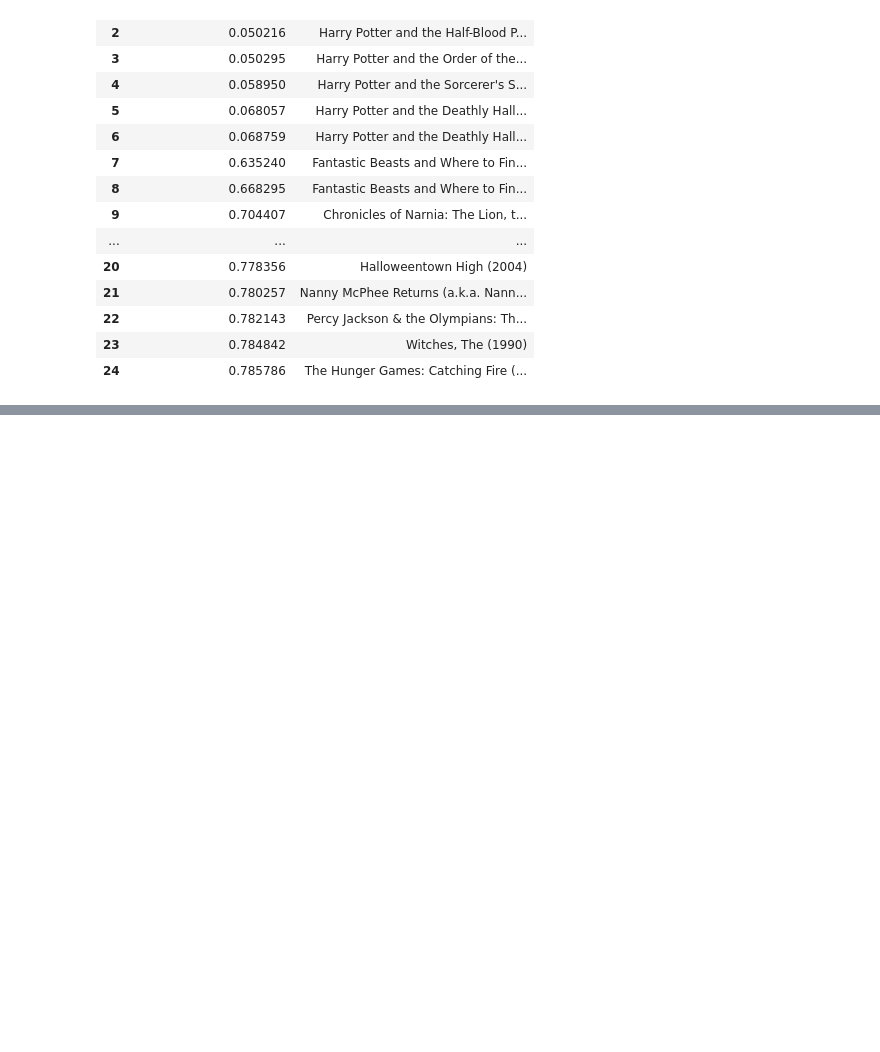
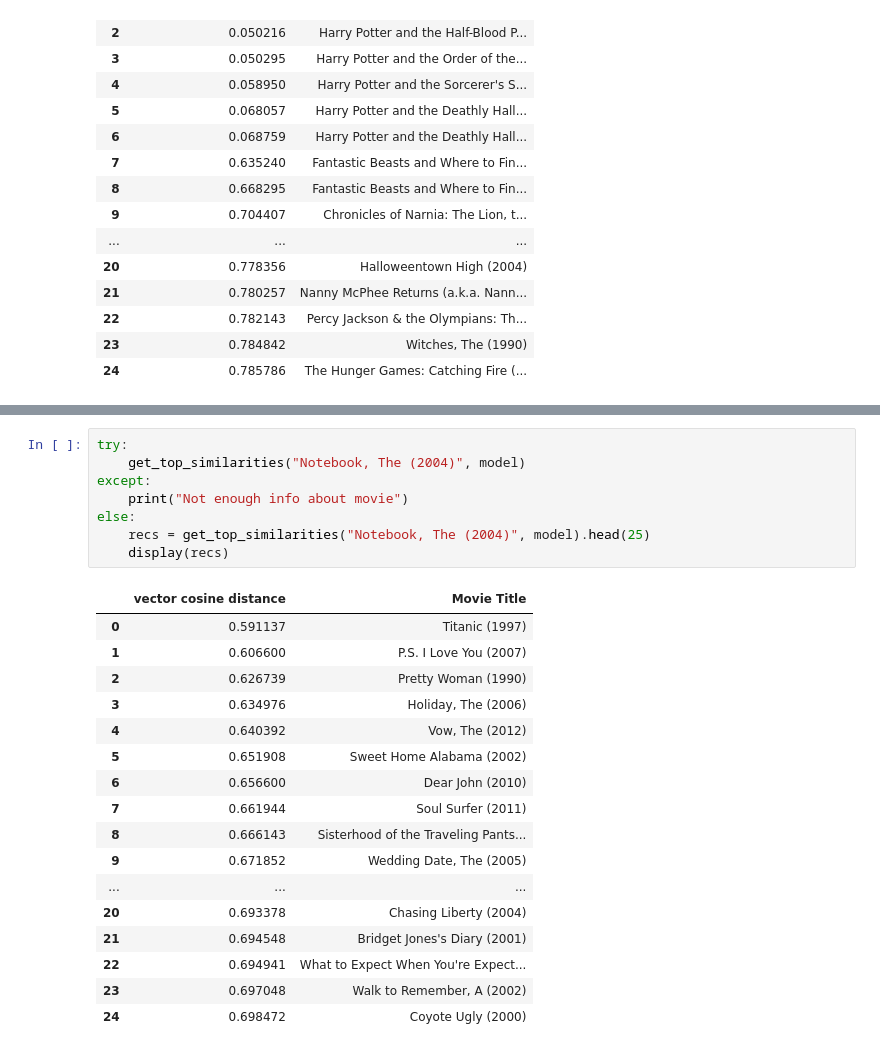
Before and after one commit to Techie5879/moviepp, a Jupyter notebook: predictor.ipynb, the cells around one changed output, grey strips where cells are left out. Saved outputs shown, nothing was run; the diff lists cells and outputs as text; blank space fills up the shorter version.

```diff
--- a/predictor.ipynb
+++ b/predictor.ipynb
@@ -106,0 +153,26 @@ else:
+# %%
+try:
+    get_top_similarities("Notebook, The (2004)", model)
+except:
+    print("Not enough info about movie")
+else:
+    recs = get_top_similarities("Notebook, The (2004)", model).head(25)
+    display(recs)
+# %% [output]
+|  | vector cosine distance | Movie Title |
+| 0 | 0.591137 | Titanic (1997) |
+| 1 | 0.606600 | P.S. I Love You (2007) |
+| 2 | 0.626739 | Pretty Woman (1990) |
+| 3 | 0.634976 | Holiday, The (2006) |
+| 4 | 0.640392 | Vow, The (2012) |
+| 5 | 0.651908 | Sweet Home Alabama (2002) |
+| 6 | 0.656600 | Dear John (2010) |
+| 7 | 0.661944 | Soul Surfer (2011) |
+| 8 | 0.666143 | Sisterhood of the Traveling Pants... |
+| 9 | 0.671852 | Wedding Date, The (2005) |
+| ... | ... | ... |
+| 20 | 0.693378 | Chasing Liberty (2004) |
+| 21 | 0.694548 | Bridget Jones's Diary (2001) |
+| 22 | 0.694941 | What to Expect When You're Expect... |
+| 23 | 0.697048 | Walk to Remember, A (2002) |
+| 24 | 0.698472 | Coyote Ugly (2000) |
```
Also changed, not shown: parts of 3 cells of this notebook.
